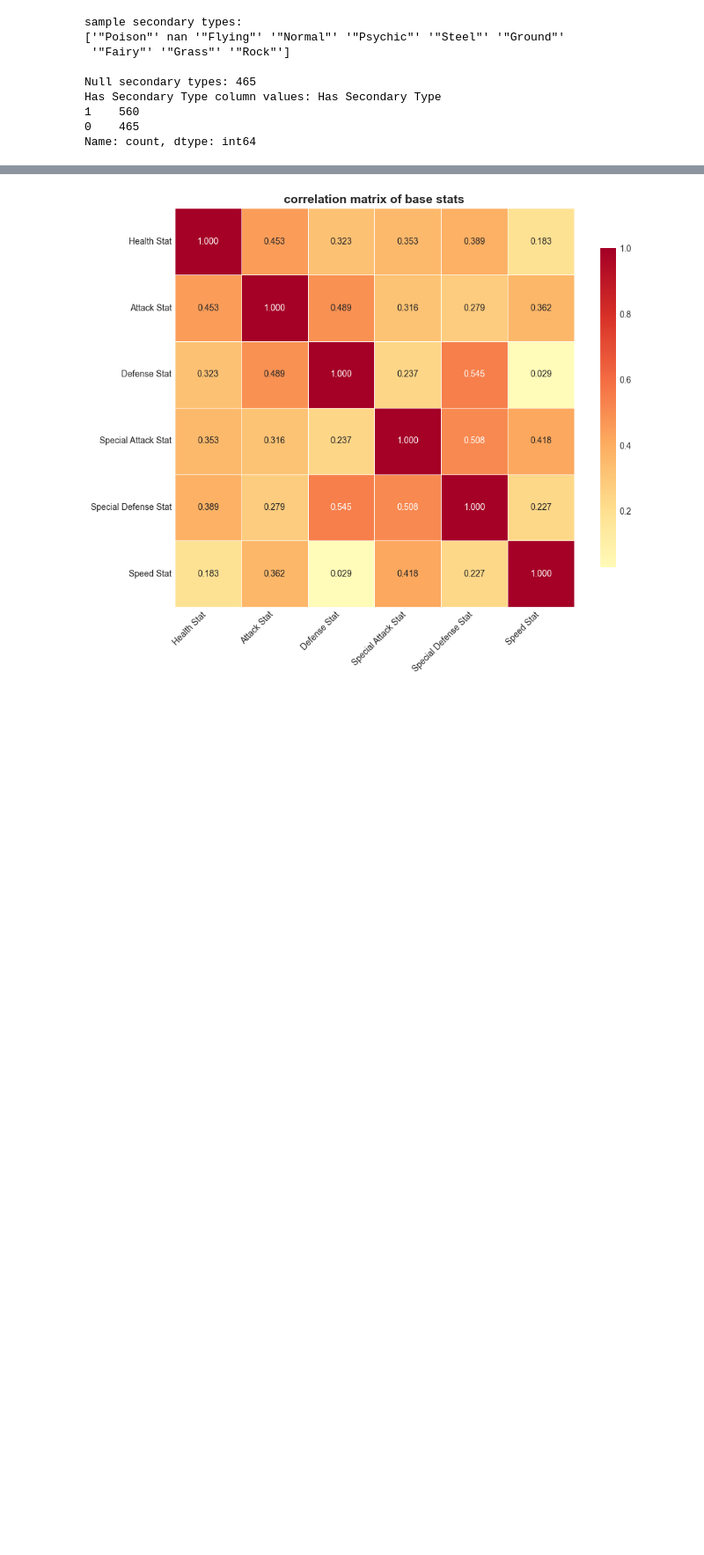
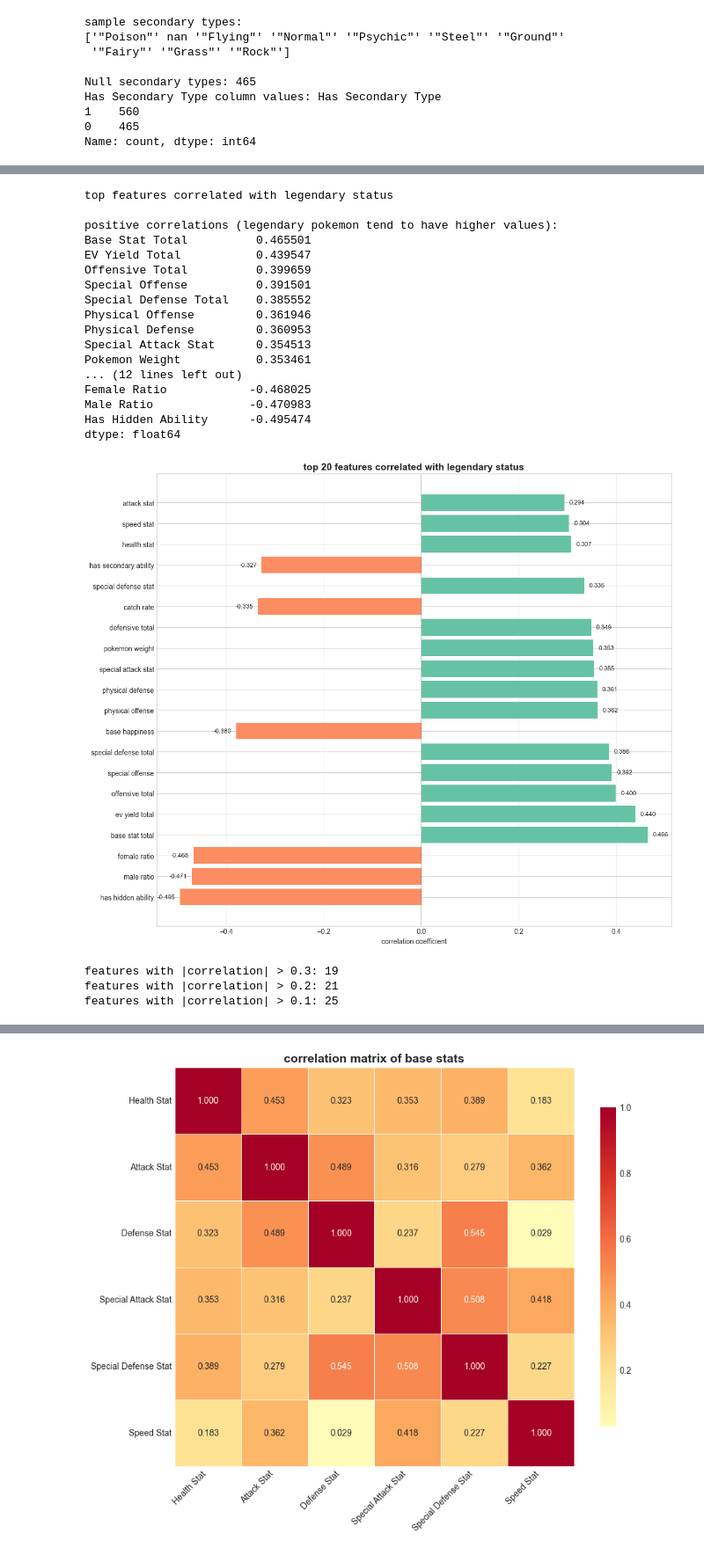
Before and after one commit to Redseba/Team-Rocket-Research, a Jupyter notebook: 2_correlation_analysis.ipynb, the cells around one changed output, grey strips where cells are left out. Shown at 88% size. Cells and saved outputs as stored; diff of their text form; code cells hidden in the pictures; blank space fills up the shorter version.

```diff
--- a/2_correlation_analysis.ipynb
+++ b/2_correlation_analysis.ipynb
@@ -49,0 +80,60 @@ Name: count, dtype: int64
+# %%
+# calculate correlation with legendary status for all numeric features
+legendary_correlations = df[all_numeric_features].corrwith(df['Is Legendary']).drop('Is Legendary').sort_values(ascending=False)
+
+print("top features correlated with legendary status")
+print("\npositive correlations (legendary pokemon tend to have higher values):")
+print(legendary_correlations[legendary_correlations > 0].head(15))
+
+print("\nnegative correlations (legendary pokemon tend to have lower values):")
+print(legendary_correlations[legendary_correlations < 0].head(10))
+
+# visualize top correlations
+top_n = 20
+top_legendary_corr = legendary_correlations.abs().sort_values(ascending=False).head(top_n)
+
+plt.figure(figsize=(12, 10))
+colors = [presentation_palette[0] if legendary_correlations[feat] > 0 else presentation_palette[1] for feat in top_legendary_corr.index]
+bars = plt.barh(range(top_n), [legendary_correlations[feat] for feat in top_legendary_corr.index], color=colors)
+plt.yticks(range(top_n), [feat.lower() for feat in top_legendary_corr.index])
+plt.xlabel('correlation coefficient')
+plt.title(f'top {top_n} features correlated with legendary status', fontsize=14, fontweight='bold')
+plt.axvline(x=0, color='black', linestyle='-', linewidth=0.5)
+plt.grid(True, alpha=0.3, axis='x')
+
+# add value labels
+for i, (feat, bar) in enumerate(zip(top_legendary_corr.index, bars)):
+    corr_val = legendary_correlations[feat]
+    plt.text(corr_val + (0.01 if corr_val > 0 else -0.01), i, f'{corr_val:.3f}',
+             ha='left' if corr_val > 0 else 'right', va='center', fontsize=9)
+
+plt.tight_layout()
+plt.savefig('figures/correlation/legendary_feature_correlations.png', dpi=300, bbox_inches='tight')
+plt.show()
+
+# summary statistics
+print(f"\nfeatures with |correlation| > 0.3: {len(legendary_correlations[abs(legendary_correlations) > 0.3])}")
+print(f"features with |correlation| > 0.2: {len(legendary_correlations[abs(legendary_correlations) > 0.2])}")
+print(f"features with |correlation| > 0.1: {len(legendary_correlations[abs(legendary_correlations) > 0.1])}")
+# %% [output]
+top features correlated with legendary status
+
+positive correlations (legendary pokemon tend to have higher values):
+Base Stat Total          0.465501
+EV Yield Total           0.439547
+Offensive Total          0.399659
+Special Offense          0.391501
+Special Defense Total    0.385552
+Physical Offense         0.361946
+Physical Defense         0.360953
+Special Attack Stat      0.354513
+Pokemon Weight           0.353461
+... (12 lines left out)
+Female Ratio            -0.468025
+Male Ratio              -0.470983
+Has Hidden Ability      -0.495474
+dtype: float64
+[figure, added]
+features with |correlation| > 0.3: 19
+features with |correlation| > 0.2: 21
+features with |correlation| > 0.1: 25
```
Also changed, not shown: parts of 10 cells of this notebook, 22 other files.
